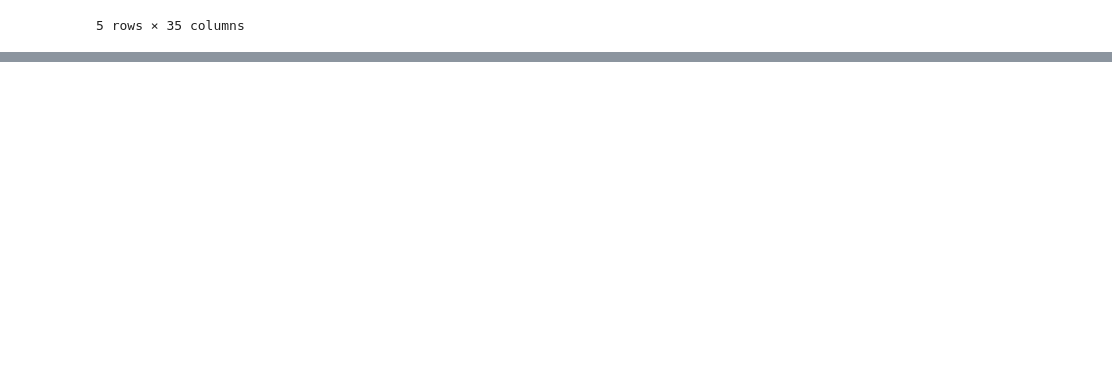
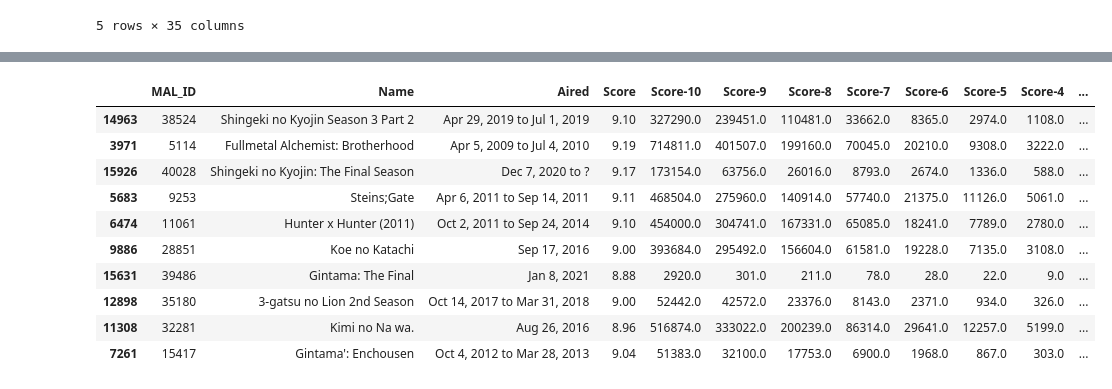
Before and after one commit to hmmm404/RecommendationSystem, a Jupyter notebook: project.ipynb, the cells around one changed output, grey strips where cells are left out. Saved outputs shown, nothing was run; the diff lists cells and outputs as text; code cells hidden in the pictures; blank space fills up the shorter version.

```diff
--- a/project.ipynb
+++ b/project.ipynb
@@ -13,0 +165,14 @@ df.head()
+# %%
+scores.sort_values(by="self_score",ascending=False).head(10)
+# %% [output]
+|  | MAL_ID | Name | Aired | Score | Score-10 | Score-9 | Score-8 | Score-7 | Score-6 | Score-5 | Score-4 | ... |
+| 14963 | 38524 | Shingeki no Kyojin Season 3 Part 2 | Apr 29, 2019 to Jul 1, 2019 | 9.10 | 327290.0 | 239451.0 | 110481.0 | 33662.0 | 8365.0 | 2974.0 | 1108.0 | ... |
+| 3971 | 5114 | Fullmetal Alchemist: Brotherhood | Apr 5, 2009 to Jul 4, 2010 | 9.19 | 714811.0 | 401507.0 | 199160.0 | 70045.0 | 20210.0 | 9308.0 | 3222.0 | ... |
+| 15926 | 40028 | Shingeki no Kyojin: The Final Season | Dec 7, 2020 to ? | 9.17 | 173154.0 | 63756.0 | 26016.0 | 8793.0 | 2674.0 | 1336.0 | 588.0 | ... |
+| 5683 | 9253 | Steins;Gate | Apr 6, 2011 to Sep 14, 2011 | 9.11 | 468504.0 | 275960.0 | 140914.0 | 57740.0 | 21375.0 | 11126.0 | 5061.0 | ... |
+| 6474 | 11061 | Hunter x Hunter (2011) | Oct 2, 2011 to Sep 24, 2014 | 9.10 | 454000.0 | 304741.0 | 167331.0 | 65085.0 | 18241.0 | 7789.0 | 2780.0 | ... |
+| 9886 | 28851 | Koe no Katachi | Sep 17, 2016 | 9.00 | 393684.0 | 295492.0 | 156604.0 | 61581.0 | 19228.0 | 7135.0 | 3108.0 | ... |
+| 15631 | 39486 | Gintama: The Final | Jan 8, 2021 | 8.88 | 2920.0 | 301.0 | 211.0 | 78.0 | 28.0 | 22.0 | 9.0 | ... |
+| 12898 | 35180 | 3-gatsu no Lion 2nd Season | Oct 14, 2017 to Mar 31, 2018 | 9.00 | 52442.0 | 42572.0 | 23376.0 | 8143.0 | 2371.0 | 934.0 | 326.0 | ... |
+| 11308 | 32281 | Kimi no Na wa. | Aug 26, 2016 | 8.96 | 516874.0 | 333022.0 | 200239.0 | 86314.0 | 29641.0 | 12257.0 | 5199.0 | ... |
+| 7261 | 15417 | Gintama': Enchousen | Oct 4, 2012 to Mar 28, 2013 | 9.04 | 51383.0 | 32100.0 | 17753.0 | 6900.0 | 1968.0 | 867.0 | 303.0 | ... |
```
Also changed, not shown: parts of 16 cells of this notebook.
